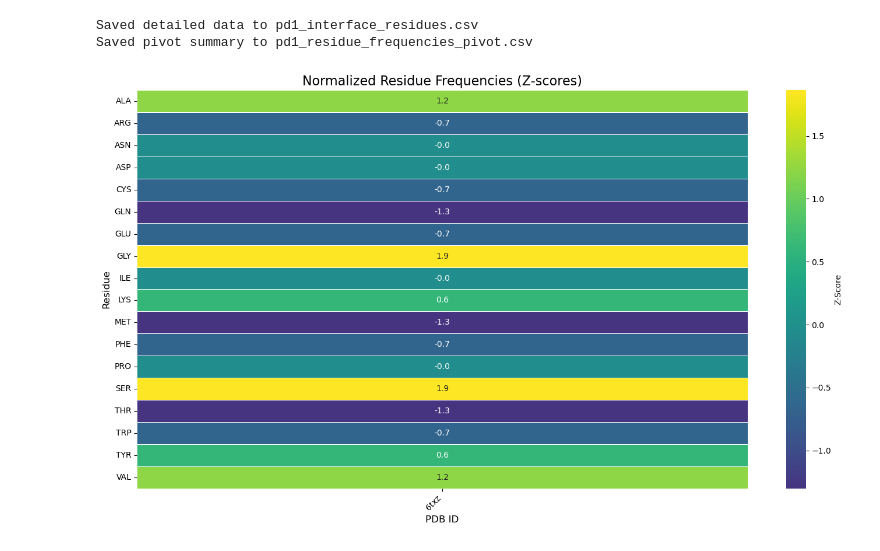
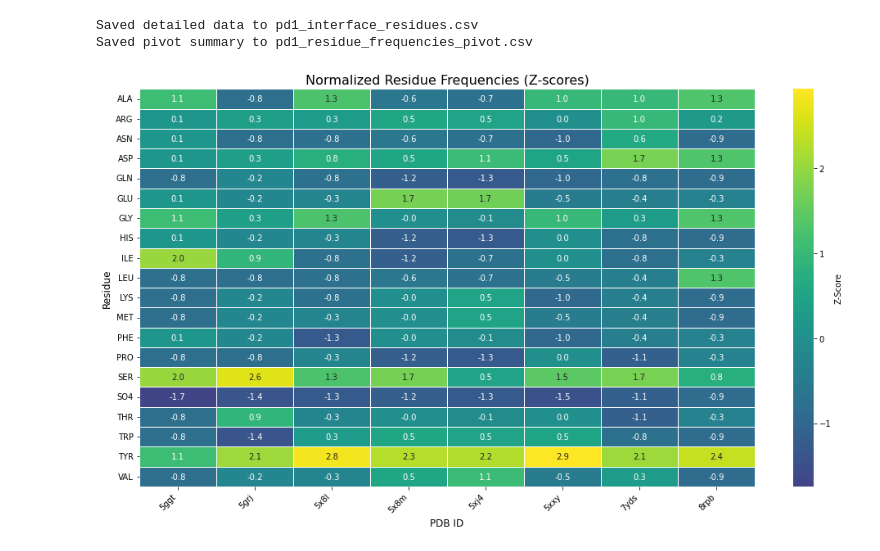
Before and after one commit to datascience-2025-group4/group04-team01, a Jupyter notebook: exploratory_data_analysis.ipynb, the cells around one changed output. Drawn from its saved outputs; the diff is of its cells as text; code cells hidden in the pictures.

Commit message:
ohne Wasser heatmaps

```diff
--- a/exploratory_data_analysis.ipynb
+++ b/exploratory_data_analysis.ipynb
@@ -197,34 +197,34 @@ Saved detailed data to pd1_interface_residues.csv
 Saved pivot summary to pd1_residue_frequencies_pivot.csv
 # %%
 # Load pivoted frequency table
-variable = 'tim3'
+variable = 'pdl1'
 df = pd.read_csv(f"data/{variable}/{variable}_residue_frequencies_pivot.csv", index_col=0)
 
 
 
 # Z-score across all values
 df_z = df.apply(zscore, axis=0)
 
 plt.figure(figsize=(14, 8))
 
 sns.heatmap(
     df_z,
     cmap="viridis",
     center=0,
     annot=True,
     fmt=".1f",
     linewidths=0.5,
     linecolor='white',
     cbar_kws={"label": "Z-Score"}
 )
 
 plt.title("Normalized Residue Frequencies (Z-scores)", fontsize=16)
 plt.ylabel("Residue", fontsize=12)
 plt.xlabel("PDB ID", fontsize=12)
 plt.xticks(rotation=45, ha='right')
 plt.yticks(rotation=0)
 plt.tight_layout()
 plt.savefig(f"plots/{variable}_heatmap.pdf", bbox_inches = "tight")
 plt.show()
 # %% [output]
-[figure, old version]
+[figure, new version]
```
Also changed, not shown: 9 other files.
